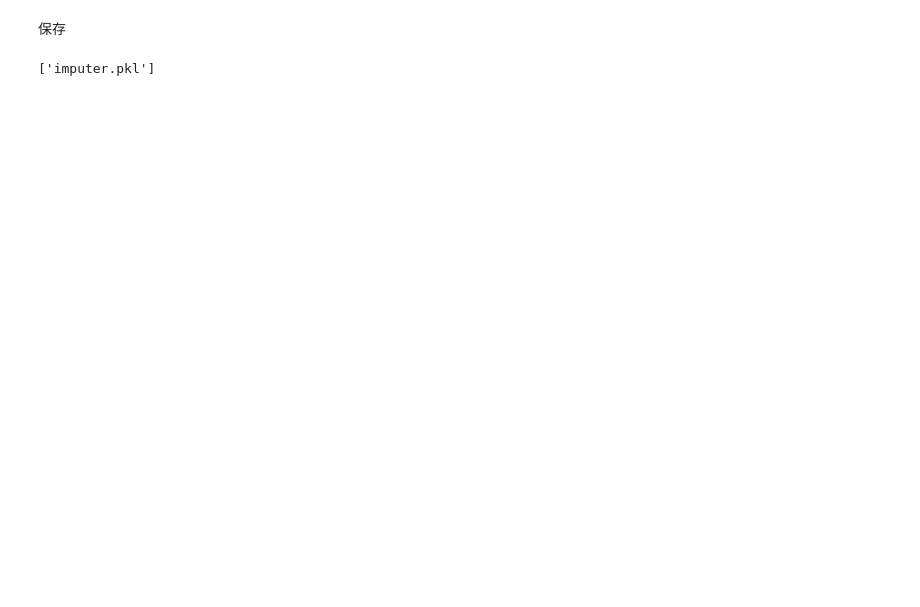
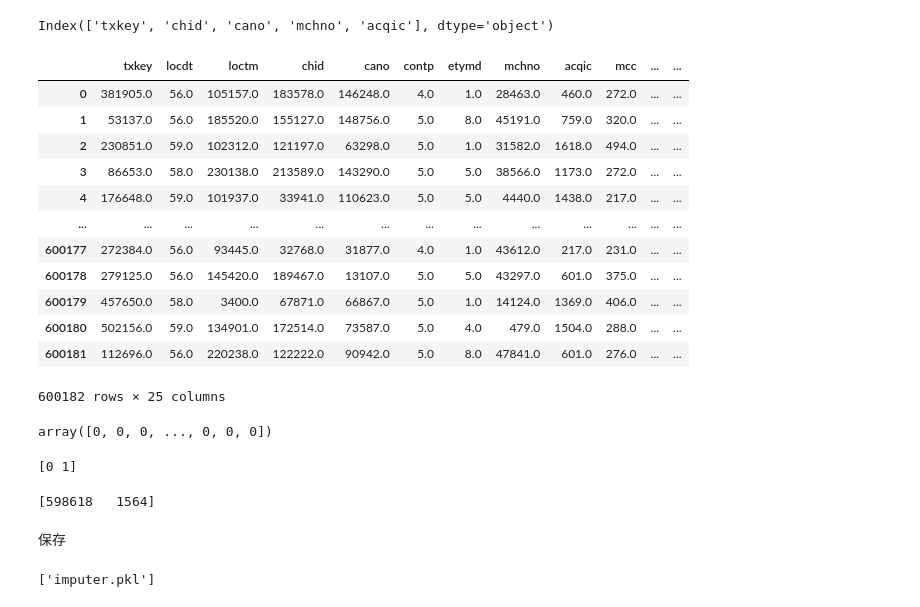
Before and after one commit to YaoDeTsai/fraud-detection-E.SUN, a Jupyter notebook: model/smote_xgb.ipynb, the cells around one changed output. Saved outputs shown, nothing was run; the diff lists cells and outputs as text; code cells hidden in the pictures; blank space fills up the shorter version.

```diff
--- a/model/smote_xgb.ipynb
+++ b/model/smote_xgb.ipynb
@@ -8,7 +8,7 @@ from sklearn.preprocessing import LabelEncoder
 from sklearn.impute import SimpleImputer
 
 # 加載數據
-data = pd.read_csv('/Users/linyinghsiao/Desktop/chatgpt_output拷貝.csv')
+data = pd.read_csv('/Users/linyinghsiao/Documents/GitHub/fraud-detection-E.SUN/datasets/dataset_1st/training.csv')
 
 # 處理類別型特徵：轉換為數值型
 label_encoders = {}
@@ -77,0 +80,7 @@ F1 Score: 0.9988330407831407
+# %%
+new_data = pd.read_csv('/Users/linyinghsiao/Documents/GitHub/fraud-detection-E.SUN/datasets/dataset_1st/public_processed.csv')
+# Add a new column "label" with all values set to 0
+new_data['label'] = 0
+
+# Display the DataFrame
+new_data.head()
@@ -77,0 +95,51 @@ F1 Score: 0.9988330407831407
+# %%
+label_encoders = {}
+categorical_columns = new_data.select_dtypes(include=['object']).columns
+
+categorical_columns
+# %% [output]
+Index(['txkey', 'chid', 'cano', 'mchno', 'acqic'], dtype='object')
+# %%
+for col in categorical_columns:
+    label_encoders[col] = LabelEncoder()
+    new_data[col] = label_encoders[col].fit_transform(new_data[col])
+# %%
+tran_data = pd.DataFrame(imputer.transform(new_data), columns=new_data.columns)
+tran_data = tran_data.drop(columns=['label'])
+tran_data
+# %% [output]
+|  | txkey | locdt | loctm | chid | cano | contp | etymd | mchno | acqic | mcc | ... | ... |
+| 0 | 381905.0 | 56.0 | 105157.0 | 183578.0 | 146248.0 | 4.0 | 1.0 | 28463.0 | 460.0 | 272.0 | ... | ... |
+| 1 | 53137.0 | 56.0 | 185520.0 | 155127.0 | 148756.0 | 5.0 | 8.0 | 45191.0 | 759.0 | 320.0 | ... | ... |
+| 2 | 230851.0 | 59.0 | 102312.0 | 121197.0 | 63298.0 | 5.0 | 1.0 | 31582.0 | 1618.0 | 494.0 | ... | ... |
+| 3 | 86653.0 | 58.0 | 230138.0 | 213589.0 | 143290.0 | 5.0 | 5.0 | 38566.0 | 1173.0 | 272.0 | ... | ... |
+| 4 | 176648.0 | 59.0 | 101937.0 | 33941.0 | 110623.0 | 5.0 | 5.0 | 4440.0 | 1438.0 | 217.0 | ... | ... |
+| ... | ... | ... | ... | ... | ... | ... | ... | ... | ... | ... | ... | ... |
+| 600177 | 272384.0 | 56.0 | 93445.0 | 32768.0 | 31877.0 | 4.0 | 1.0 | 43612.0 | 217.0 | 231.0 | ... | ... |
+| 600178 | 279125.0 | 56.0 | 145420.0 | 189467.0 | 13107.0 | 5.0 | 5.0 | 43297.0 | 601.0 | 375.0 | ... | ... |
+| 600179 | 457650.0 | 58.0 | 3400.0 | 67871.0 | 66867.0 | 5.0 | 1.0 | 14124.0 | 1369.0 | 406.0 | ... | ... |
+| 600180 | 502156.0 | 59.0 | 134901.0 | 172514.0 | 73587.0 | 5.0 | 4.0 | 479.0 | 1504.0 | 288.0 | ... | ... |
+| 600181 | 112696.0 | 56.0 | 220238.0 | 122222.0 | 90942.0 | 5.0 | 8.0 | 47841.0 | 601.0 | 276.0 | ... | ... |
+600182 rows × 25 columns
+# %%
+new_predictions = xgb_model.predict(tran_data)
+new_predictions
+# %% [output]
+array([0, 0, 0, ..., 0, 0, 0])
+# %%
+
+
+# Get unique values from the 'new_predictions' array
+unique_values = np.unique(new_predictions)
+
+# Now, 'unique_values' contains the unique values in the 'new_predictions' array
+print(unique_values)
+# %% [output]
+[0 1]
+# %%
+value_counts = np.bincount(new_predictions)
+
+# Now, 'value_counts' contains the counts of each unique value
+print(value_counts)
+# %% [output]
+[598618   1564]
```
Also changed, not shown: parts of 6 cells of this notebook.
